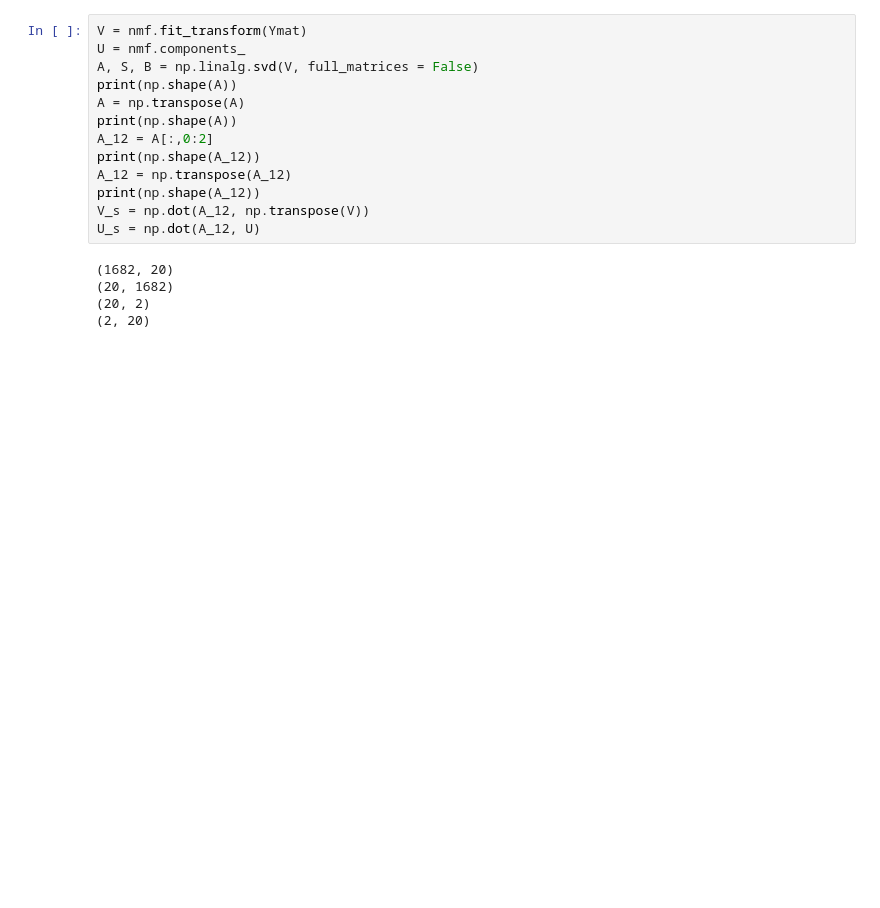
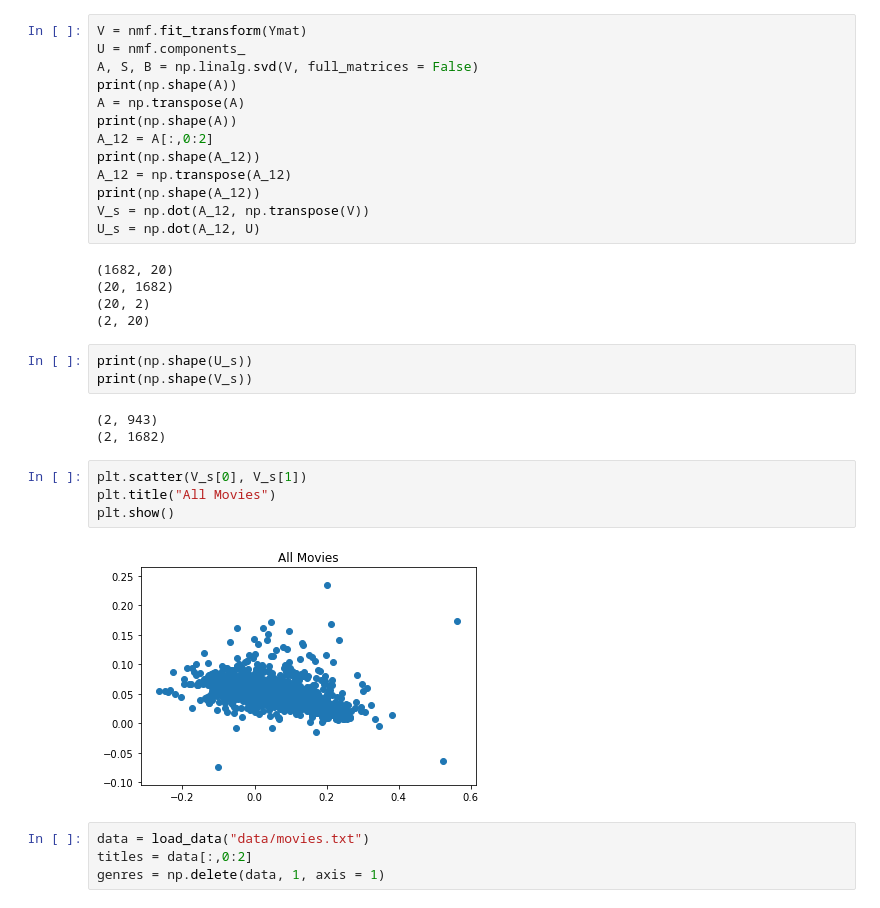
Before and after one commit to jwcomo66/miniproject2, a Jupyter notebook: off_the_shelf.ipynb, the cells around one changed output. Drawn from its saved outputs; the diff is of its cells as text; blank space fills up the shorter version.

Commit message:
finalized with all graphs
yeet

```diff
--- a/off_the_shelf.ipynb
+++ b/off_the_shelf.ipynb
@@ -191,3 +204,19 @@ U_s = np.dot(A_12, U)
 (20, 1682)
 (20, 2)
 (2, 20)
+# %%
+print(np.shape(U_s))
+print(np.shape(V_s))
+# %% [output]
+(2, 943)
+(2, 1682)
+# %%
+plt.scatter(V_s[0], V_s[1])
+plt.title("All Movies")
+plt.show()
+# %% [output]
+[figure, added]
+# %%
+data = load_data("data/movies.txt")
+titles = data[:,0:2]
+genres = np.delete(data, 1, axis = 1)
```
Also changed, not shown: parts of 14 cells of this notebook.
